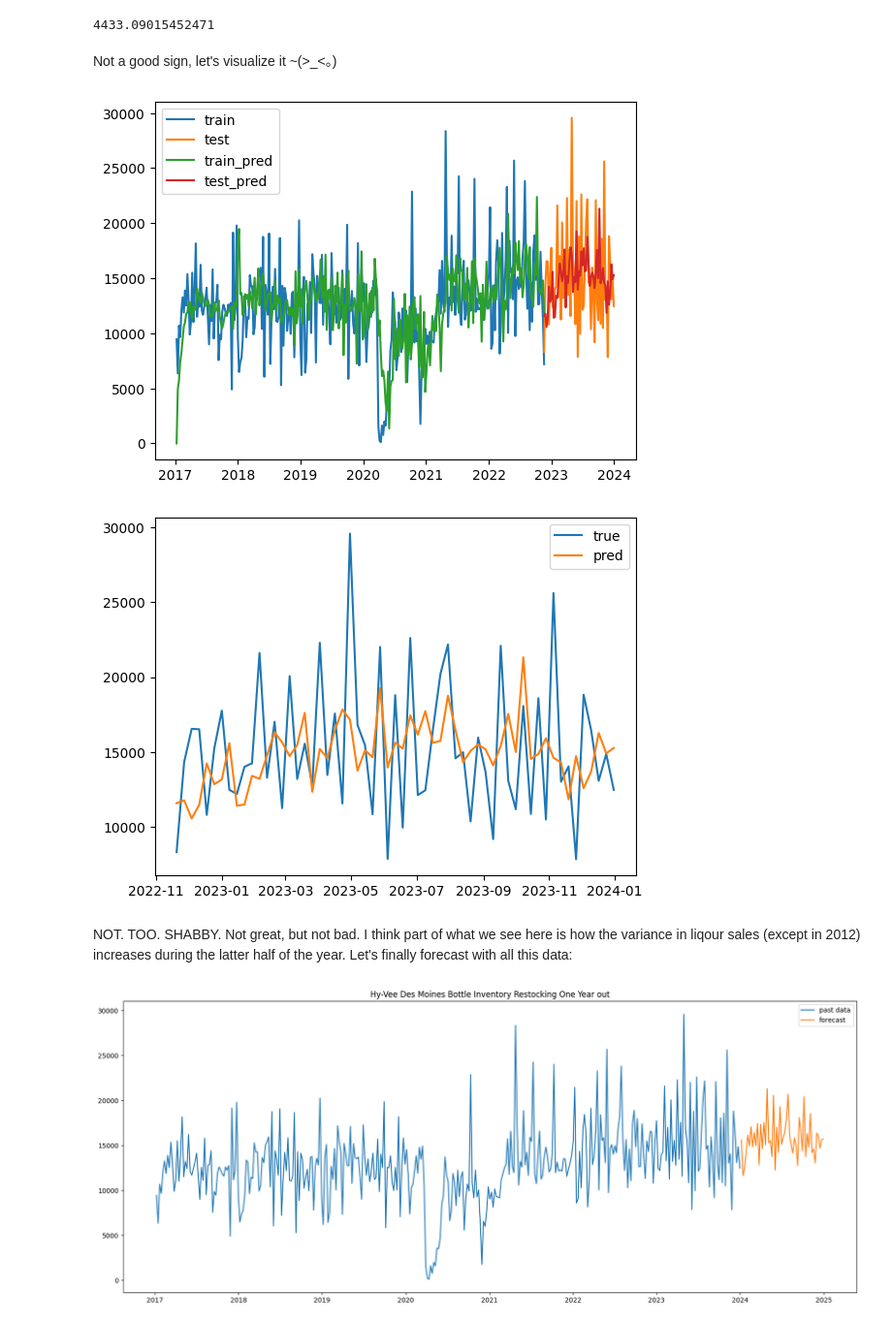
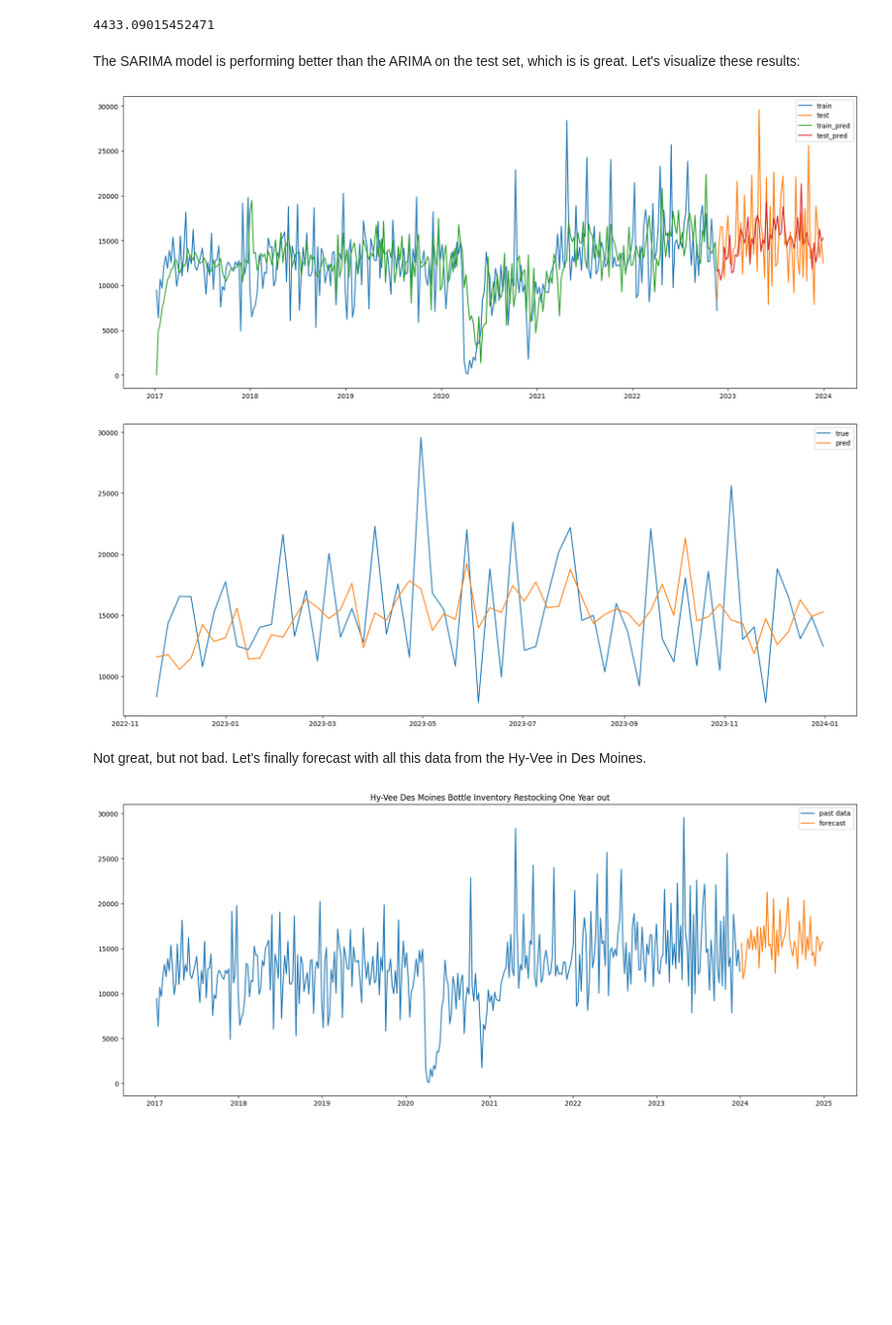
Before and after one commit to joeldmott/inventory_project, a Jupyter notebook: inventory_restocking_project.ipynb, the cells around one changed output. Shown at 97% size. Cells and saved outputs as stored; diff of their text form; code cells hidden in the pictures; blank space fills up the shorter version.

```diff
--- a/inventory_restocking_project.ipynb
+++ b/inventory_restocking_project.ipynb
@@ -885,33 +864,33 @@ find_rmse_test(arima_113)
 find_rmse_test(sar_113)
 # %% [output]
 4433.09015452471
-# %% [markdown]
-Not a good sign, let's visualize it ~(>_<。)
+# %% [markdown]
+The SARIMA model is performing better than the ARIMA on the test set, which is is great. Let's visualize these results:
 # %%
 y_hat_train = sar_113.predict()
 y_hat_test = sar_113.predict(start=test.index[0], end=test.index[-1])
 
-fig, ax = plt.subplots()
+fig, ax = plt.subplots(figsize=(20,8))
 ax.plot(train, label='train')
 ax.plot(test, label='test')
 ax.plot(y_hat_train, label='train_pred')
 ax.plot(y_hat_test, label='test_pred')
 
 plt.legend();
 # %% [output]
-[figure, old version]
+[figure, new version]
 # %%
 # Let's zoom in on test
-fig, ax = plt.subplots()
+fig, ax = plt.subplots(figsize=(20,8))
 
 ax.plot(test, label='true')
 ax.plot(y_hat_test, label='pred')
 
 plt.legend();
 # %% [output]
-[figure, old version]
+[figure, new version]
-# %% [markdown]
-NOT. TOO. SHABBY. Not great, but not bad. I think part of what we see here is how the variance in liqour sales (except in 2012) increases during the latter half of the year. Let's finally forecast with all this data:
+# %% [markdown]
+Not great, but not bad. Let's finally forecast with all this data from the Hy-Vee in Des Moines.
 # %%
 hvdm_weekly = hvdm.resample('W').sum()
 sar_hvdm = SARIMAX(hvdm_weekly,
```
Also changed, not shown: parts of 19 cells of this notebook.
